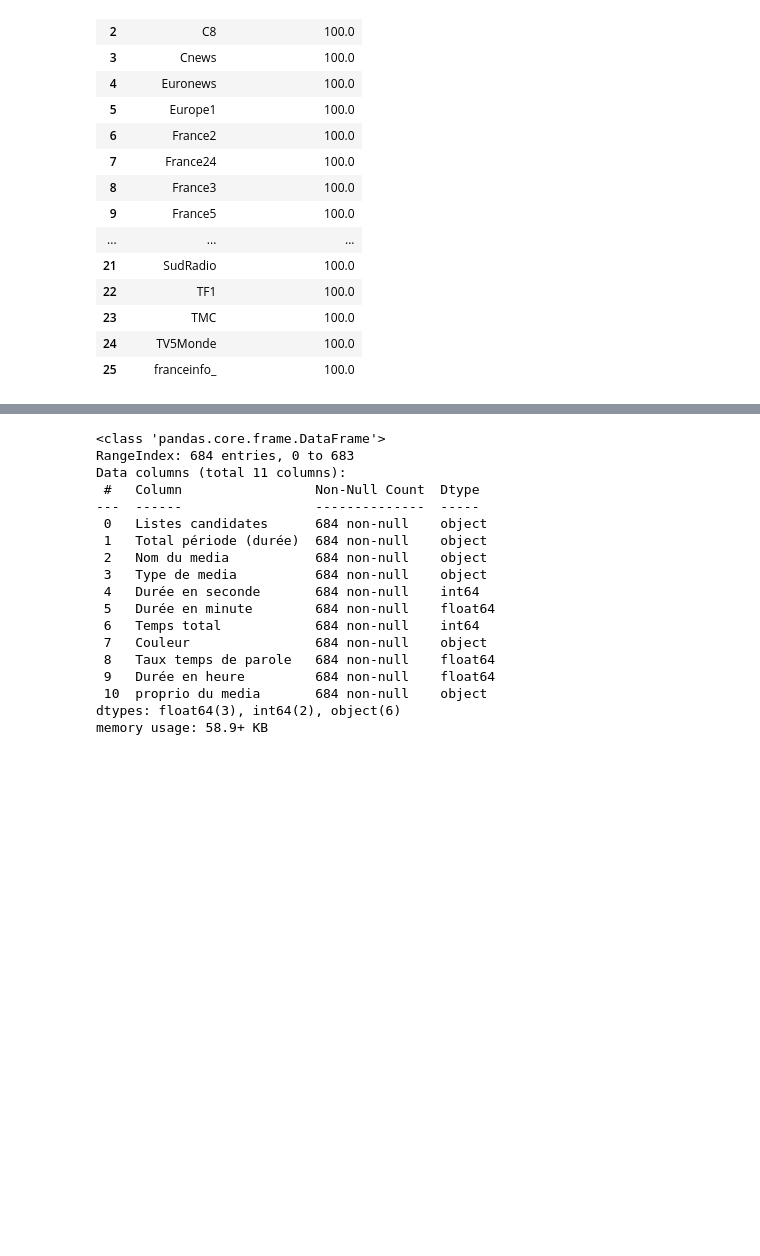
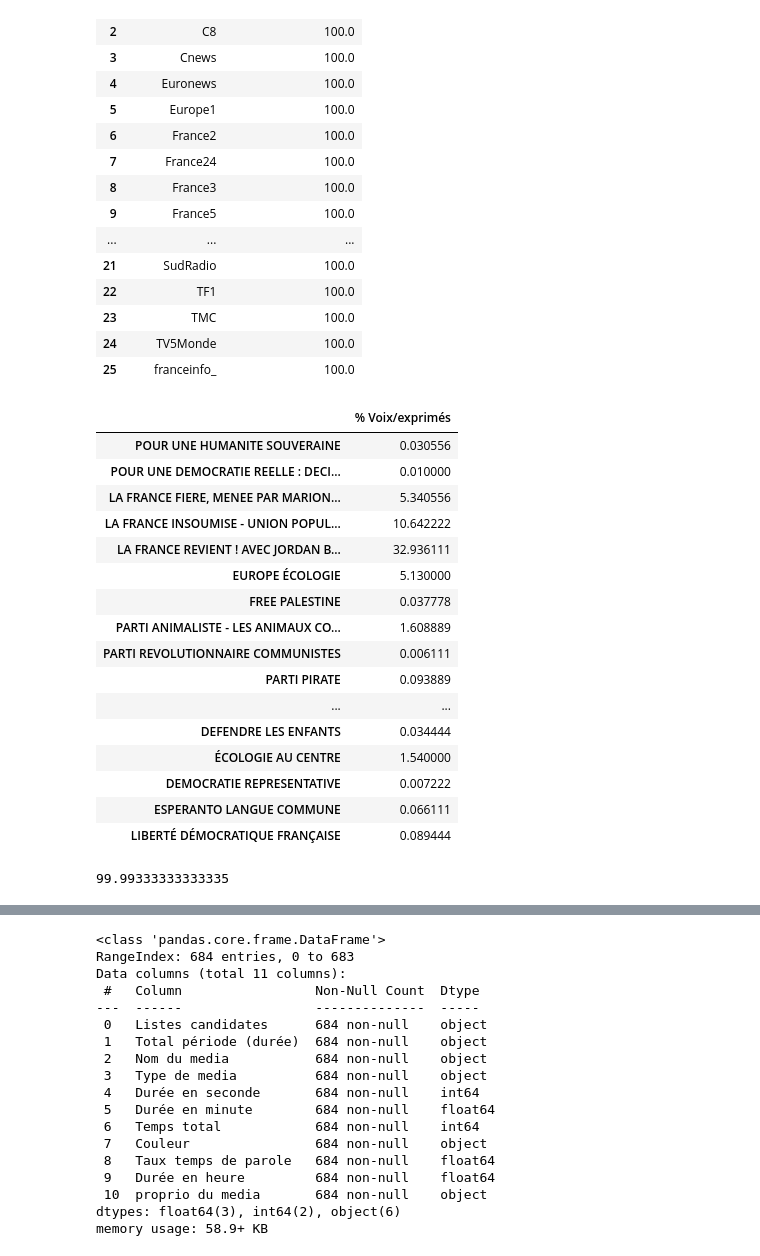
Before and after one commit to barrmath/temps_paroles_EU2024, a Jupyter notebook: data_prep_EU.ipynb, the cells around one changed output, grey strips where cells are left out. Cells and saved outputs as stored; diff of their text form; code cells hidden in the pictures; blank space fills up the shorter version.

Commit message:
ajout des resultats des élections 2024 et verfication graph

```diff
--- a/data_prep_EU.ipynb
+++ b/data_prep_EU.ipynb
@@ -206,0 +205,39 @@ temps_parole_EU2024 = pd.merge(temps_parole_EU2024,media_proprio,on='Nom du medi
+# %%
+#ajout resultats europeene 2019 et 2024
+resultat2019 = pd.read_excel('donnee_datagouv/resultatEU_2019.xls')
+resultat2024 = pd.read_excel('donnee_datagouv/resultatsEU_2024.xlsx')
+# %%
+#transformation du type pour pouvoir faire des operations de moyenne sur les resultats et groupement pour des resultats nationaux
+resultat_nat2024 = pd.DataFrame()
+for a in range(1,39):
+    resultat2024['% Voix/exprimés'] = resultat2024['% Voix/exprimés '+str(a)].str[:-1]
+    resultat2024['% Voix/exprimés'] = resultat2024['% Voix/exprimés'].str.replace(',','.')
+    resultat2024['% Voix/exprimés'] = resultat2024['% Voix/exprimés'].astype(float)
+    df_temp = resultat2024.groupby(by='Libellé de liste '+str(a)).agg({'% Voix/exprimés':'mean'})
+    resultat_nat2024 = pd.concat([resultat_nat2024,df_temp])
+# %%
+# je m interesse au resultat national par liste
+resultat_nat2024
+# %% [output]
+|  | % Voix/exprimés |
+| POUR UNE HUMANITE SOUVERAINE | 0.030556 |
+| POUR UNE DEMOCRATIE REELLE : DECI... | 0.010000 |
+| LA FRANCE FIERE, MENEE PAR MARION... | 5.340556 |
+| LA FRANCE INSOUMISE - UNION POPUL... | 10.642222 |
+| LA FRANCE REVIENT ! AVEC JORDAN B... | 32.936111 |
+| EUROPE ÉCOLOGIE | 5.130000 |
+| FREE PALESTINE | 0.037778 |
+| PARTI ANIMALISTE - LES ANIMAUX CO... | 1.608889 |
+| PARTI REVOLUTIONNAIRE COMMUNISTES | 0.006111 |
+| PARTI PIRATE | 0.093889 |
+| ... | ... |
+| DEFENDRE LES ENFANTS | 0.034444 |
+| ÉCOLOGIE AU CENTRE | 1.540000 |
+| DEMOCRATIE REPRESENTATIVE | 0.007222 |
+| ESPERANTO LANGUE COMMUNE | 0.066111 |
+| LIBERTÉ DÉMOCRATIQUE FRANÇAISE | 0.089444 |
+# %%
+#verification du groupby des votes 99.99 % erreurs d arrondie OK
+print(resultat_nat2024['% Voix/exprimés'].sum())
+# %% [output]
+99.99333333333335
```
Also changed, not shown: parts of 6 cells of this notebook, 3 other files.
